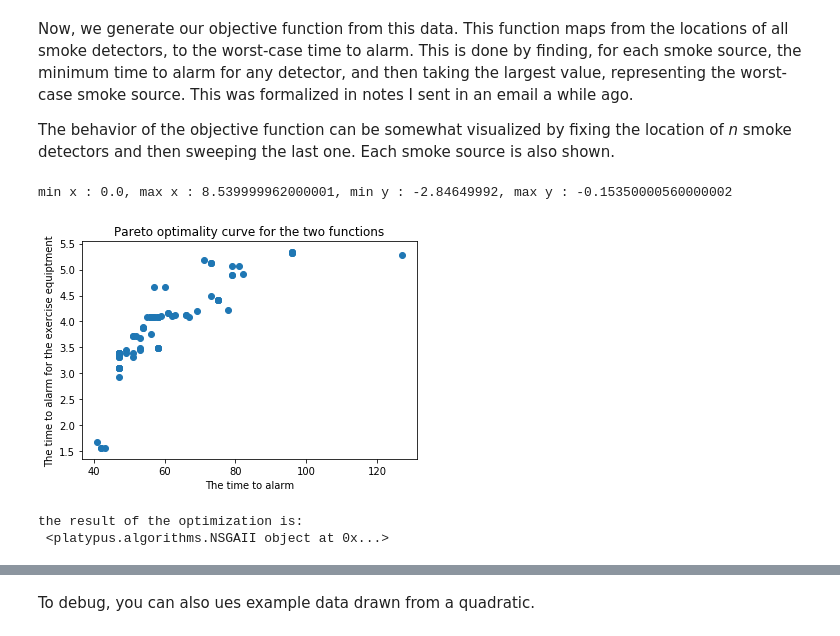
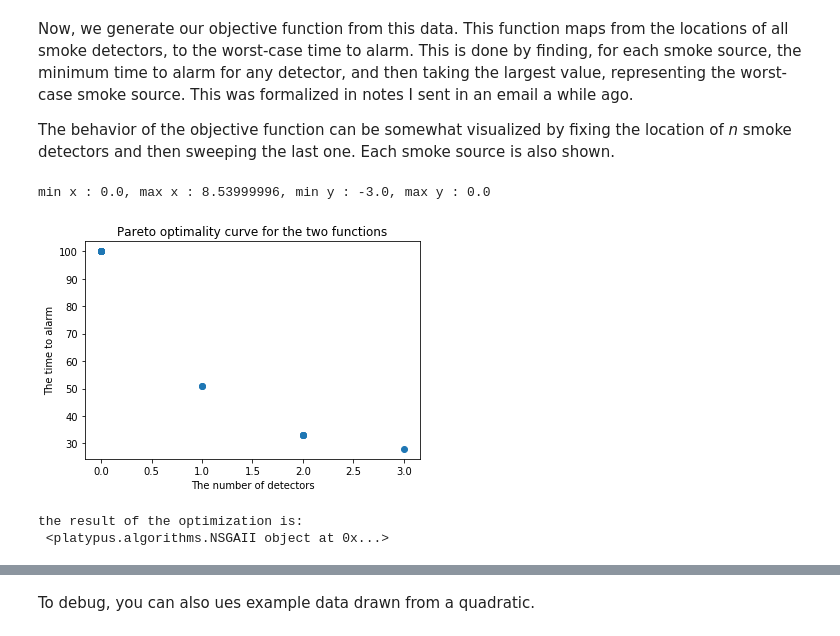
Before and after one commit to russelldj/SmokeDetectorOptimization, a Jupyter notebook: StreamlinedExperiments.ipynb, the cells around one changed output, grey strips where cells are left out. Drawn from its saved outputs; the diff is of its cells as text; code cells hidden in the pictures.

```diff
--- a/StreamlinedExperiments.ipynb
+++ b/StreamlinedExperiments.ipynb
@@ -30,8 +32,8 @@ smoke_sources = [source1, source2, source3, source4]
 # %%
-#SDO.load_data(DATA_FILE)
-#Y_SHIFT = -3
-#bad_source1 = SDO.get_time_to_alarm(False, False, y_shift=Y_SHIFT) # the default value of flip is false, so this is simply included for clarity
-#bad_source2 = SDO.get_time_to_alarm(True, False, y_shift=Y_SHIFT) # flip about the x axis
-#bad_source3 = SDO.get_time_to_alarm(False, True,  y_shift=Y_SHIFT) # flip about the x axis
-#bad_source4 = SDO.get_time_to_alarm(False, False,  y_shift=Y_SHIFT, visualize=True) # flip about both axis
-#bad_smoke_sources = [bad_source1, bad_source2, bad_source3, bad_source4]
+SDO.load_data(DATA_FILE)
+Y_SHIFT = -3
+bad_source1 = SDO.get_time_to_alarm(False, False, y_shift=Y_SHIFT) # the default value of flip is false, so this is simply included for clarity
+bad_source2 = SDO.get_time_to_alarm(True, False, y_shift=Y_SHIFT) # flip about the x axis
+bad_source3 = SDO.get_time_to_alarm(False, True,  y_shift=Y_SHIFT) # flip about the x axis
+bad_source4 = SDO.get_time_to_alarm(False, False,  y_shift=Y_SHIFT, visualize=True) # flip about both axis
+smoke_sources = [bad_source1, bad_source2, bad_source3, bad_source4]
@@ -54,12 +60,12 @@ Now, we generate our objective function from this data. This function maps from
 
 The behavior of the objective function can be somewhat visualized by fixing the location of _n_ smoke detectors and then sweeping the last one. Each smoke source is also shown.
 # %%
-description = SDO.optimize(smoke_sources, 3, genetic=True, platypus=True, multiobjective_type="competing_function", bad_sources=bad_smoke_sources, visualize=True, type="worst_case")
+description = SDO.optimize(smoke_sources[:3], 3, genetic=True, platypus=True, multiobjective_type="counting", bad_sources=bad_smoke_sources, visualize=True, type="worst_case")
 
 print("the result of the optimization is:\n {}".format(description))
 # %% [output]
-min x : 0.0, max x : 8.539999962000001, min y : -2.84649992, max y : -0.15350000560000002
+min x : 0.0, max x : 8.53999996, min y : -3.0, max y : 0.0
-[figure, old version]
+[figure, new version]
 the result of the optimization is:
  <platypus.algorithms.NSGAII object at 0x...>
 # %%
```
Also changed, not shown: parts of 7 cells of this notebook, 5 other files.
